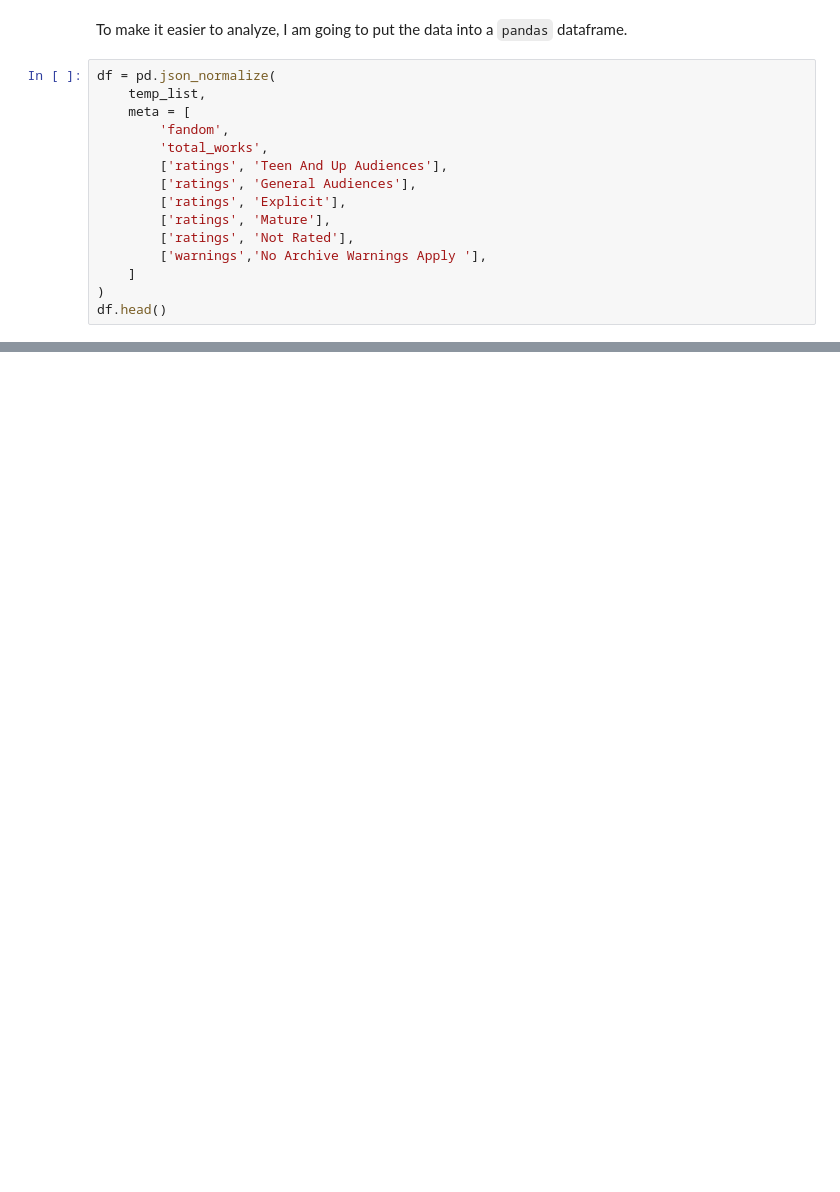
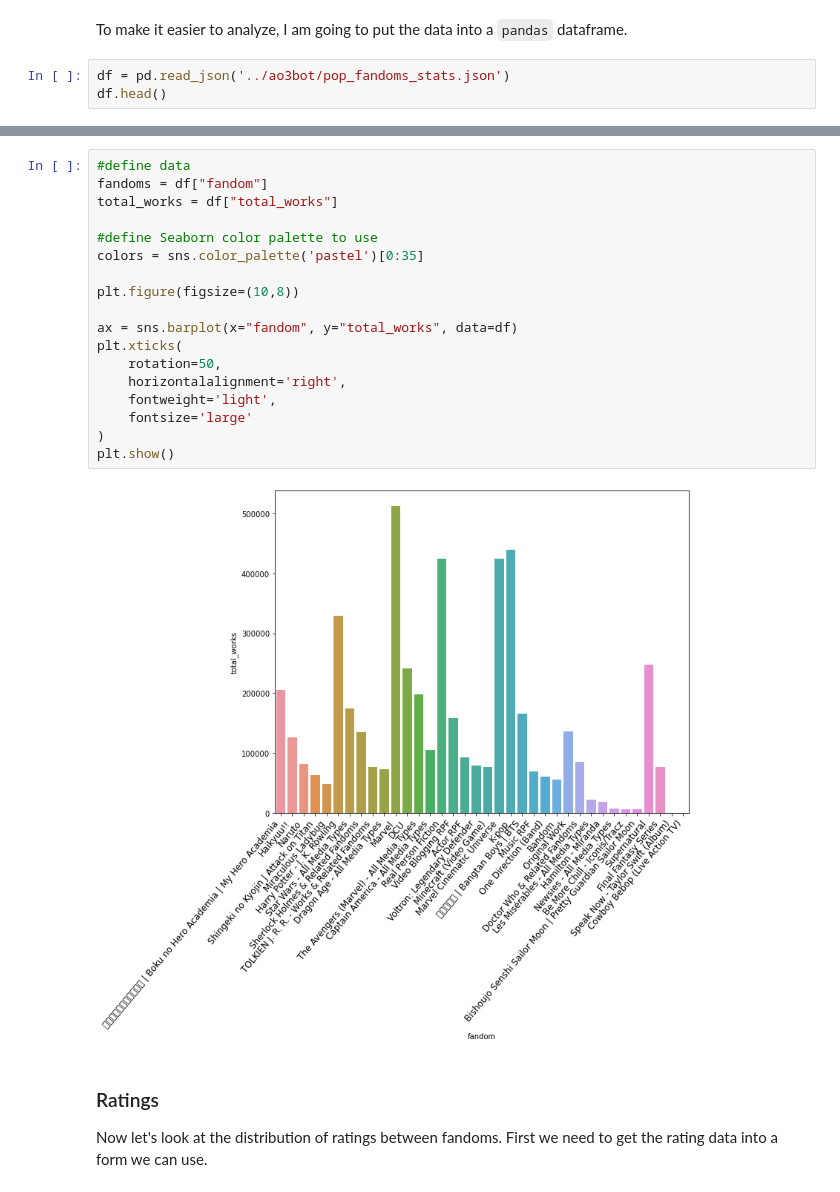
Before and after one commit to emedema/ao3-network-analysis, a Jupyter notebook: data_analysis/popular_fandom_exploration.ipynb, the cells around one changed output, grey strips where cells are left out. Drawn from its saved outputs; the diff is of its cells as text; blank space fills up the shorter version.

Commit message:
basic data analysis almost completed, a few more all fandom analysis needs to be done. specfically the most crossovered fandoms

```diff
--- a/data_analysis/popular_fandom_exploration.ipynb
+++ b/data_analysis/popular_fandom_exploration.ipynb
@@ -66,19 +71,7 @@ There are a few things we need to do before we can start analyzing. One of those
 # %% [markdown]
 To make it easier to analyze, I am going to put the data into a `pandas` dataframe.
 # %%
-df = pd.json_normalize(
-    temp_list,
-    meta = [
-        'fandom',
-        'total_works',
-        ['ratings', 'Teen And Up Audiences'],
-        ['ratings', 'General Audiences'],
-        ['ratings', 'Explicit'],
-        ['ratings', 'Mature'],
-        ['ratings', 'Not Rated'],
-        ['warnings','No Archive Warnings Apply '],
-    ]
-)
+df = pd.read_json('../ao3bot/pop_fandoms_stats.json')
 df.head()
 # %% [output]
 |  | fandom | total_works | ratings | warnings | categories | fandoms | characters | relationships | freeforms |
@@ -89,0 +95,23 @@ df.head()
+# %%
+#define data
+fandoms = df["fandom"]
+total_works = df["total_works"]
+
+#define Seaborn color palette to use
+colors = sns.color_palette('pastel')[0:35]
+
+plt.figure(figsize=(10,8))
+
+ax = sns.barplot(x="fandom", y="total_works", data=df)
+plt.xticks(
+    rotation=50,
+    horizontalalignment='right',
+    fontweight='light',
+    fontsize='large'
+)
+plt.show()
+# %% [output]
+[figure, added]
+# %% [markdown]
+### Ratings
+Now let's look at the distribution of ratings between fandoms. First we need to get the rating data into a form we can use.
```
Also changed, not shown: parts of 28 cells of this notebook.
